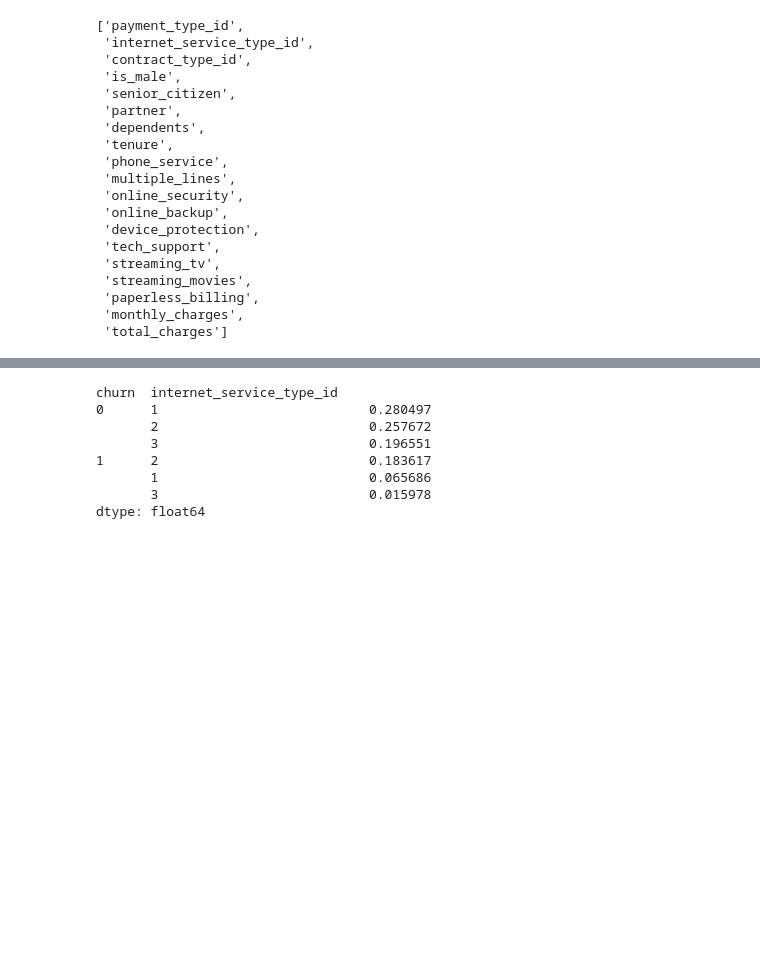
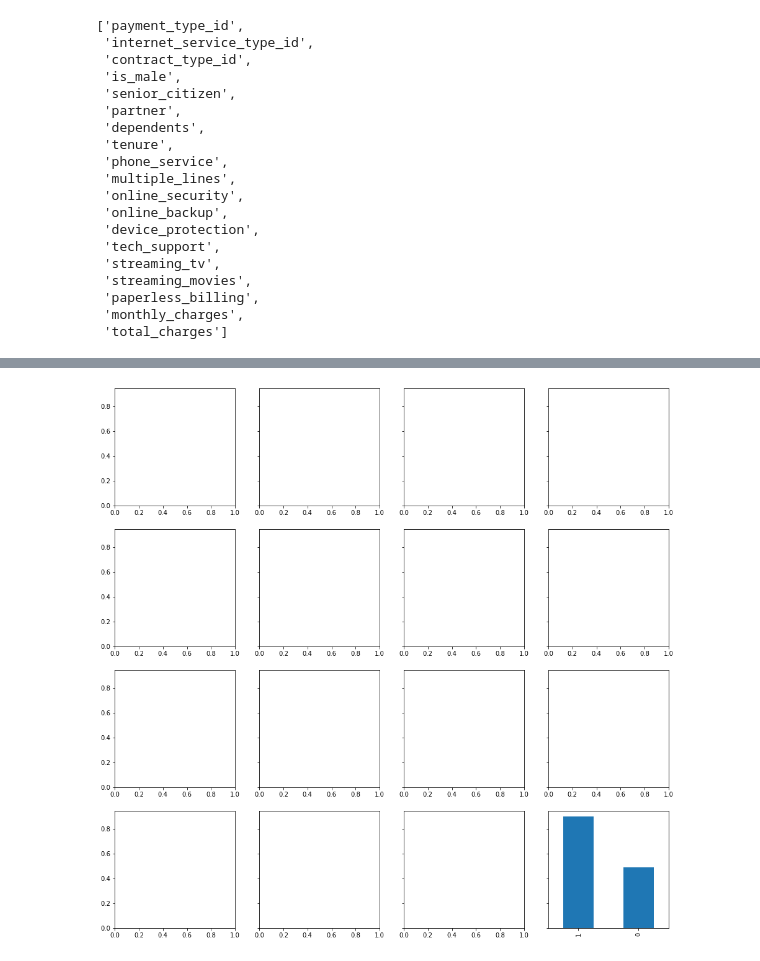
Before and after one commit to albertopuentes/Classification-Project---To-Churn-or-Not-To-Churn, a Jupyter notebook: classification_project.ipynb, the cells around one changed output, grey strips where cells are left out. Saved outputs shown, nothing was run; the diff lists cells and outputs as text; code cells hidden in the pictures; blank space fills up the shorter version.

```diff
--- a/classification_project.ipynb
+++ b/classification_project.ipynb
@@ -478,15 +496,12 @@ Name: total_charges, Length: 6531, dtype: float64
+# %%
+_, ax = plt.subplots(nrows=4, ncols=4, figsize=(16, 16), sharey=True)
+for i, col in enumerate(disc_data):
+    train[col].value_counts(normalize=True).plot(kind='bar')
+# %% [output]
+[figure, added]
 # %%
 x = train[['churn', 'internet_service_type_id']]
 x1 = x.value_counts(normalize=True)
-x1
+sns.barplot(x1, x='internet_service_type_id', hue='churn', multiple='stack')
-# %% [output]
-churn  internet_service_type_id
-0      1                           0.280497
-       2                           0.257672
-       3                           0.196551
-1      2                           0.183617
-       1                           0.065686
-       3                           0.015978
-dtype: float64
 # %%
 sns.barplot(data=train, x_vars=train.churn, y_vars=train.internet_service_type_id)
```
Also changed, not shown: parts of 21 cells of this notebook.
